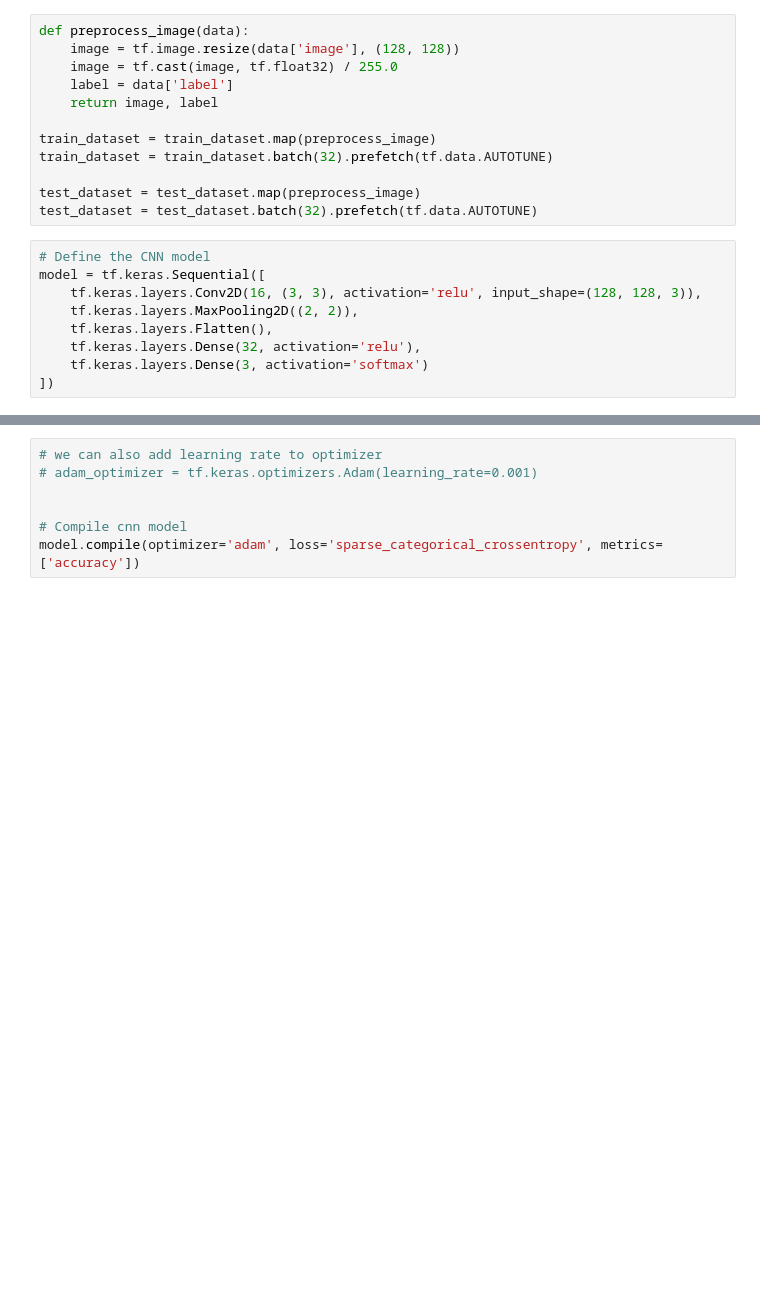
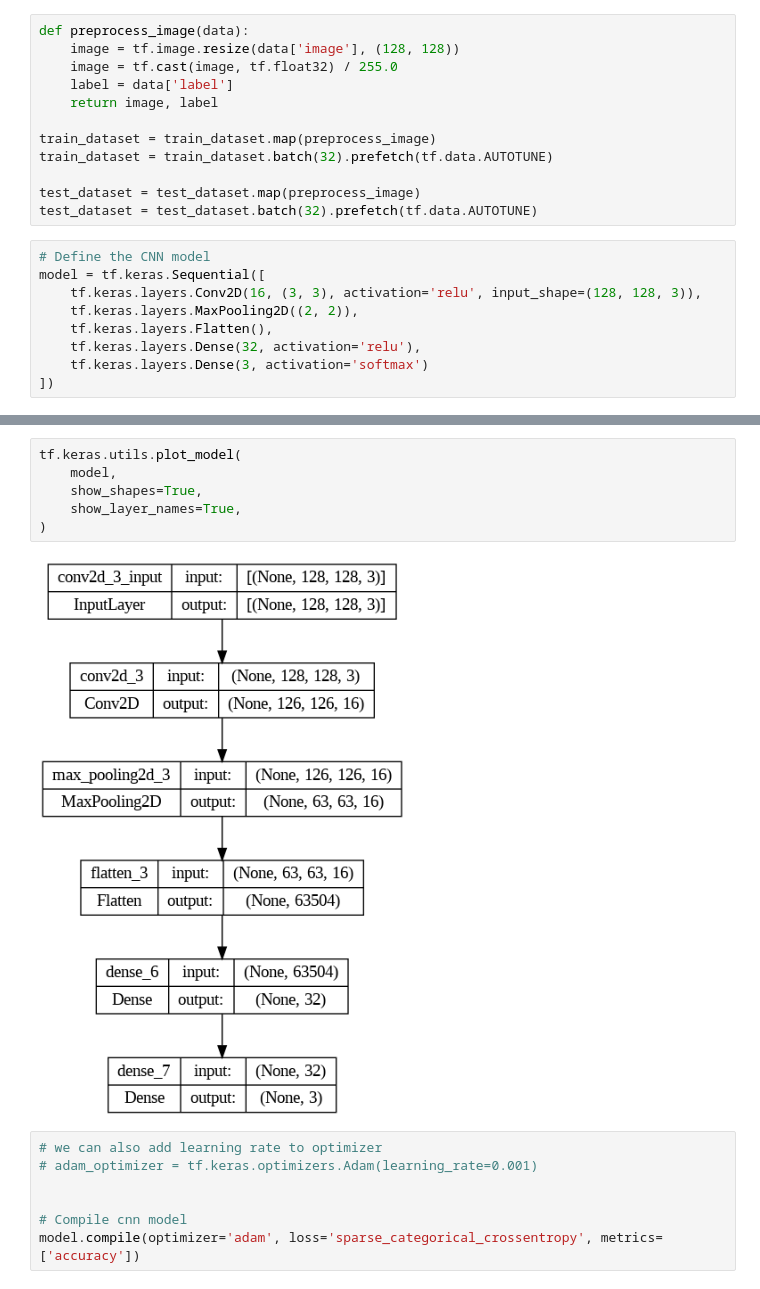
Before and after one commit to Kawians/MiniProject, a Jupyter notebook: Notebooks/cnn_rock_paper_scissors.ipynb, the cells around one changed output, grey strips where cells are left out. Cells and saved outputs as stored; diff of their text form; blank space fills up the shorter version.

```diff
--- a/Notebooks/cnn_rock_paper_scissors.ipynb
+++ b/Notebooks/cnn_rock_paper_scissors.ipynb
@@ -50,3 +110,11 @@ model = tf.keras.Sequential([
+# %%
+tf.keras.utils.plot_model(
+    model,
+    show_shapes=True,
+    show_layer_names=True,
+)
+# %% [output]
+[figure, added]
 # %%
 # we can also add learning rate to optimizer
 # adam_optimizer = tf.keras.optimizers.Adam(learning_rate=0.001)
```
Also changed, not shown: parts of 25 cells of this notebook.
